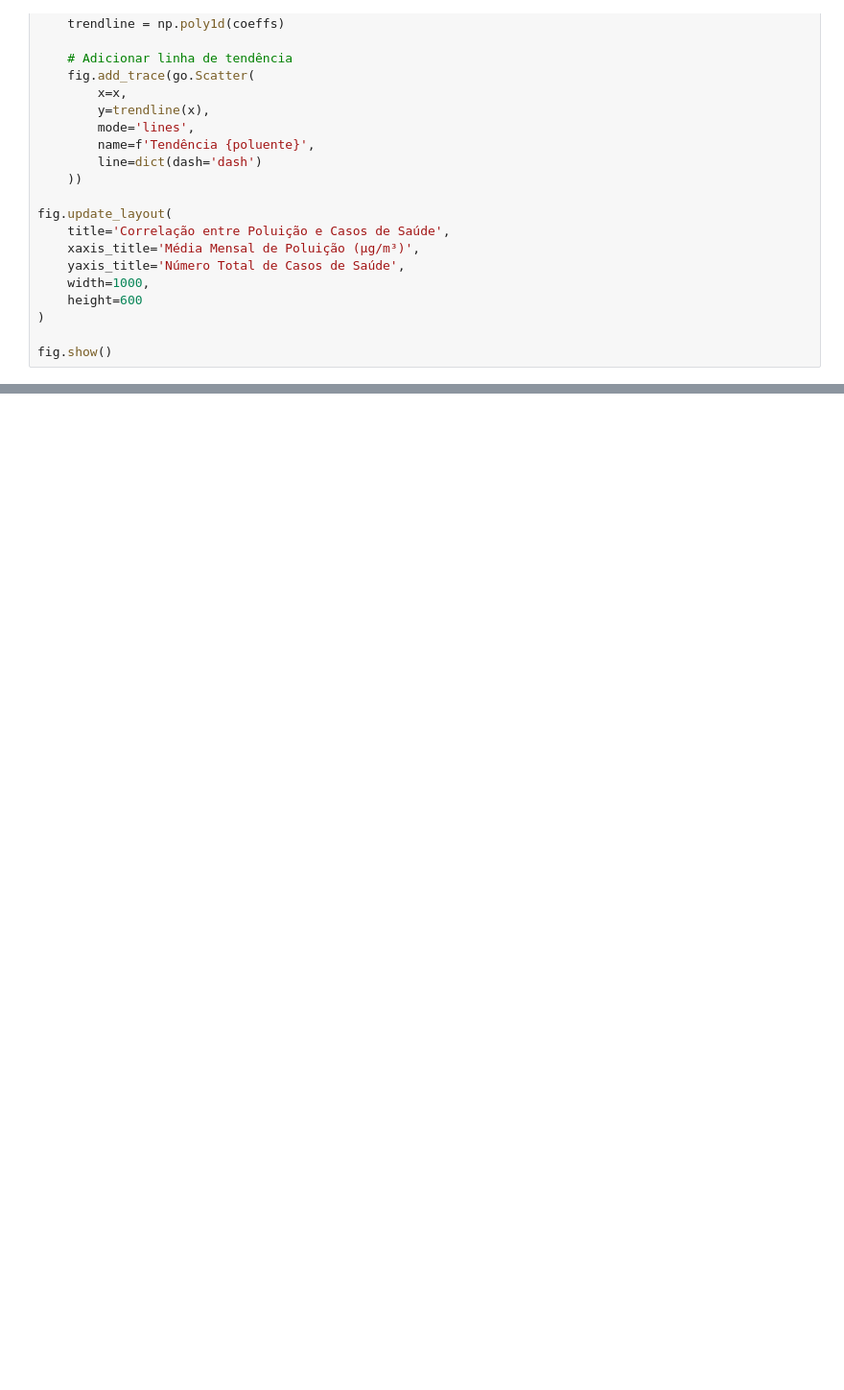
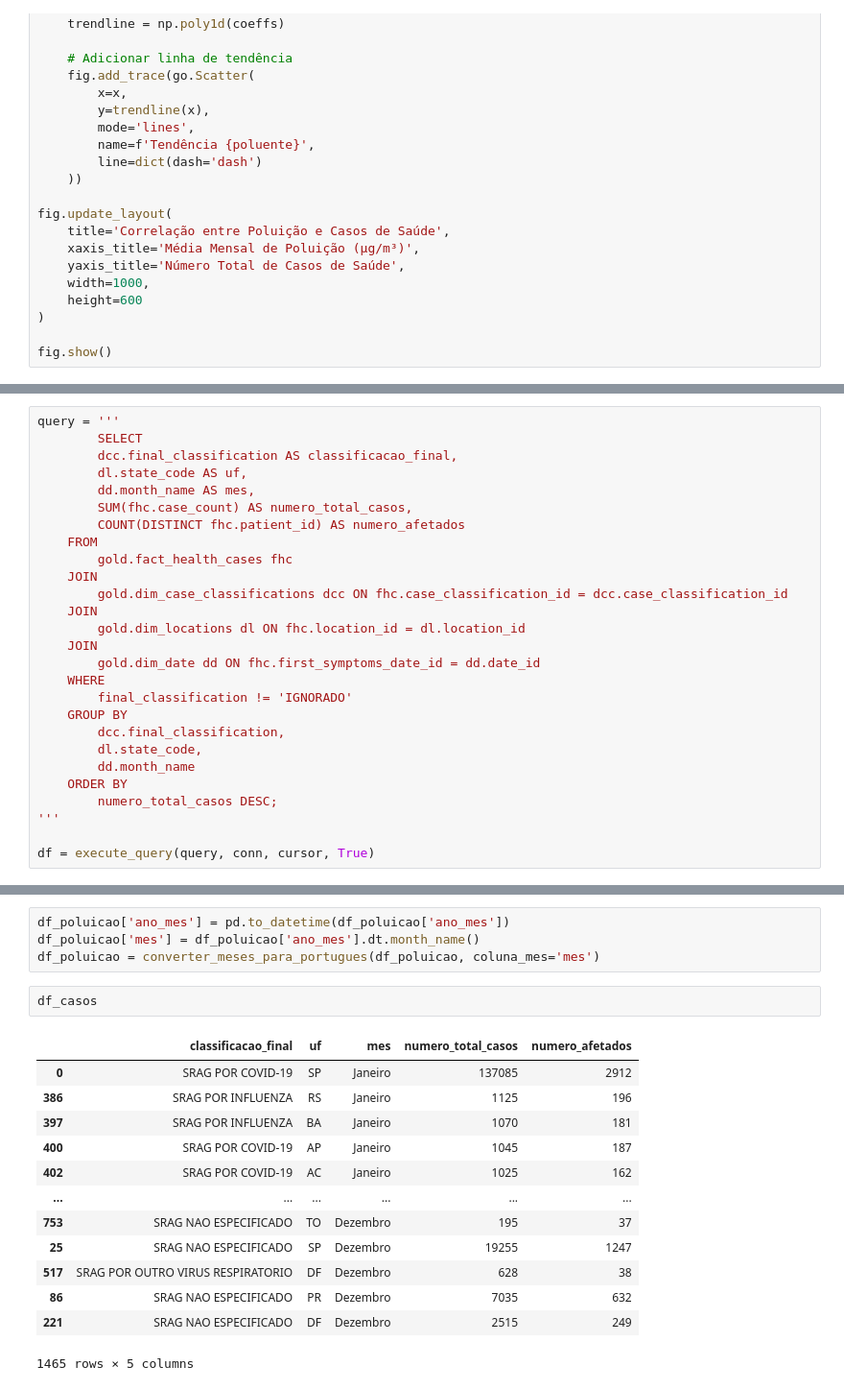
Before and after one commit to guifaraco/analytics-air-quality, a Jupyter notebook: notebooks/graficos_monitora_vs_datasus.ipynb, the cells around one changed output, grey strips where cells are left out. Shown at 96% size. Drawn from its saved outputs; the diff is of its cells as text; blank space fills up the shorter version.

```diff
--- a/notebooks/graficos_monitora_vs_datasus.ipynb
+++ b/notebooks/graficos_monitora_vs_datasus.ipynb
@@ -250,0 +329,27 @@ fig.show()
+# %%
+query = '''
+        SELECT
+        dcc.final_classification AS classificacao_final,
+        dl.state_code AS uf,
+        dd.month_name AS mes,
+        SUM(fhc.case_count) AS numero_total_casos,
+        COUNT(DISTINCT fhc.patient_id) AS numero_afetados
+    FROM
+        gold.fact_health_cases fhc
+    JOIN
+        gold.dim_case_classifications dcc ON fhc.case_classification_id = dcc.case_classification_id
+    JOIN
+        gold.dim_locations dl ON fhc.location_id = dl.location_id
+    JOIN
+        gold.dim_date dd ON fhc.first_symptoms_date_id = dd.date_id
+    WHERE
+        final_classification != 'IGNORADO'
+    GROUP BY
+        dcc.final_classification,
+        dl.state_code,
+        dd.month_name
+    ORDER BY
+        numero_total_casos DESC;
+'''
+
+df = execute_query(query, conn, cursor, True)
@@ -250,0 +373,20 @@ fig.show()
+# %%
+df_poluicao['ano_mes'] = pd.to_datetime(df_poluicao['ano_mes'])
+df_poluicao['mes'] = df_poluicao['ano_mes'].dt.month_name()
+df_poluicao = converter_meses_para_portugues(df_poluicao, coluna_mes='mes')
+# %%
+df_casos
+# %% [output]
+|  | classificacao_final | uf | mes | numero_total_casos | numero_afetados |
+| 0 | SRAG POR COVID-19 | SP | Janeiro | 137085 | 2912 |
+| 386 | SRAG POR INFLUENZA | RS | Janeiro | 1125 | 196 |
+| 397 | SRAG POR INFLUENZA | BA | Janeiro | 1070 | 181 |
+| 400 | SRAG POR COVID-19 | AP | Janeiro | 1045 | 187 |
+| 402 | SRAG POR COVID-19 | AC | Janeiro | 1025 | 162 |
+| ... | ... | ... | ... | ... | ... |
+| 753 | SRAG NAO ESPECIFICADO | TO | Dezembro | 195 | 37 |
+| 25 | SRAG NAO ESPECIFICADO | SP | Dezembro | 19255 | 1247 |
+| 517 | SRAG POR OUTRO VIRUS RESPIRATORIO | DF | Dezembro | 628 | 38 |
+| 86 | SRAG NAO ESPECIFICADO | PR | Dezembro | 7035 | 632 |
+| 221 | SRAG NAO ESPECIFICADO | DF | Dezembro | 2515 | 249 |
+1465 rows × 5 columns
```
Also changed, not shown: parts of 13 cells of this notebook.
